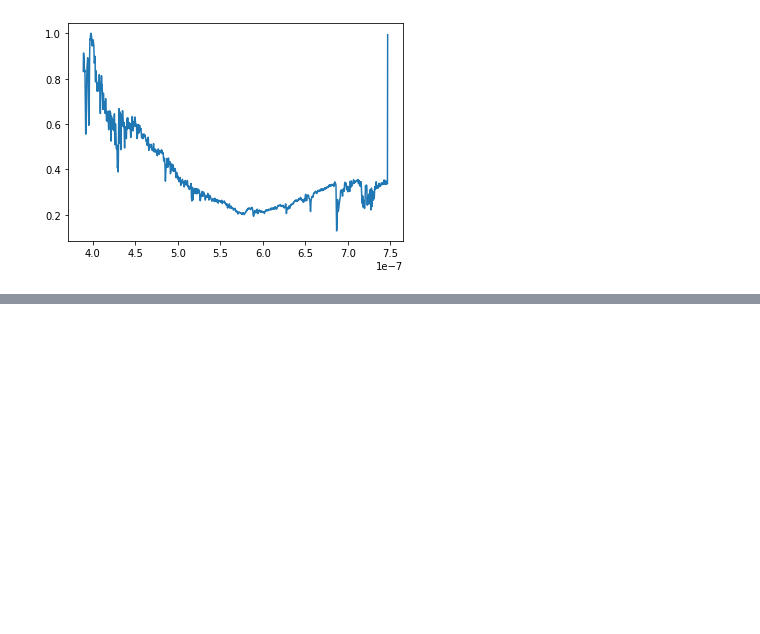
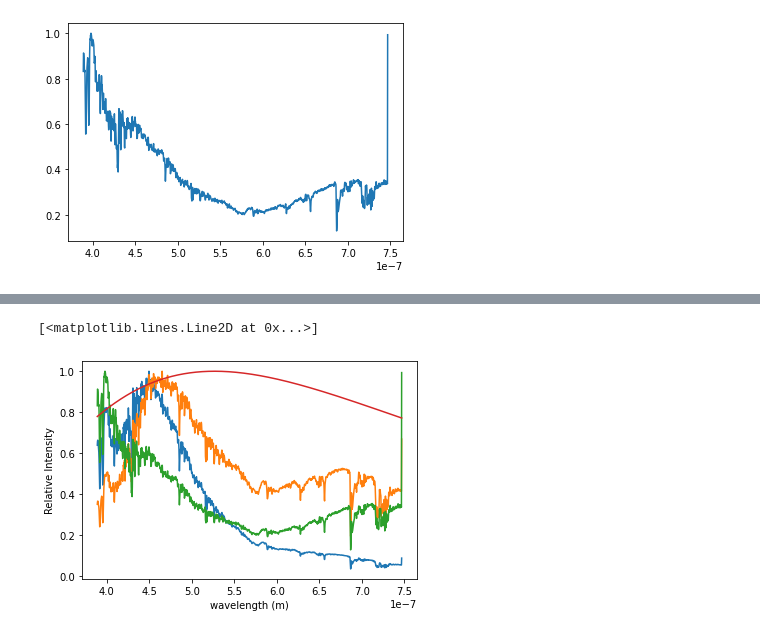
Before and after one commit to Yousousen/solar_physics, a Jupyter notebook: scripts/spectrum.ipynb, the cells around one changed output, grey strips where cells are left out. Saved outputs shown, nothing was run; the diff lists cells and outputs as text; code cells hidden in the pictures; blank space fills up the shorter version.

```diff
--- a/scripts/spectrum.ipynb
+++ b/scripts/spectrum.ipynb
@@ -673,0 +686,12 @@ plt.plot(wavelengths, rayleigh_spectrum_with_coeff / np.max(rayleigh_spectrum_wi
+# %%
+plt.xlabel("wavelength (m)")
+plt.ylabel("Relative Intensity")
+
+
+plt.plot( wavelengths, spectrum_8dec / np.max(spectrum_8dec))
+plt.plot( wavelengths, rayleigh_spectrum / np.max(rayleigh_spectrum))
+plt.plot( wavelengths, rayleigh_spectrum_with_coeff / np.max(rayleigh_spectrum_with_coeff))
+plt.plot( wavelengths, planck_curves[7] )
+# %% [output]
+[<matplotlib.lines.Line2D at 0x...>]
+[figure, added]
```
Also changed, not shown: parts of 4 cells of this notebook, 2 other files.
